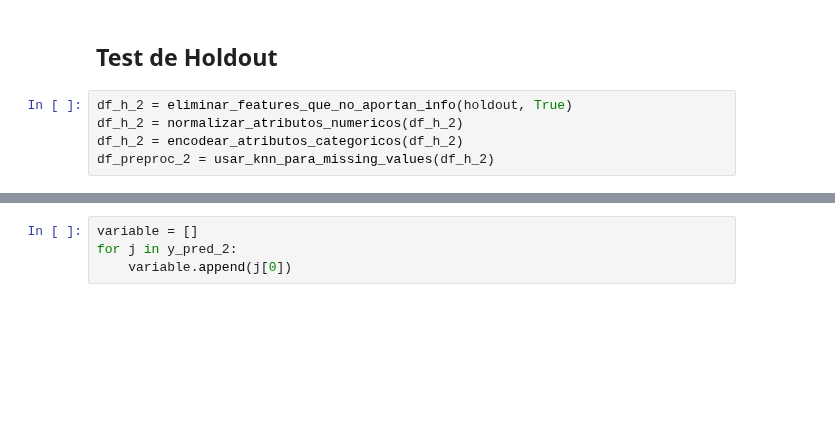
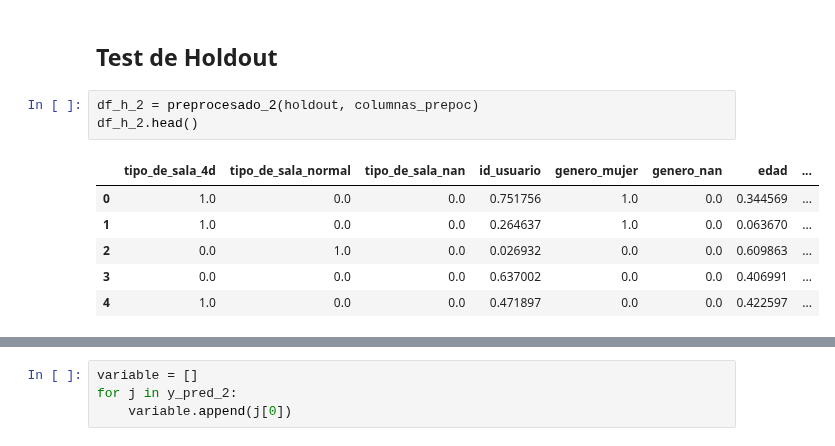
Before and after one commit to JuanOpizzi/Datos-2020-2c, a Jupyter notebook: TP2/red_neuronal.ipynb, the cells around one changed output, grey strips where cells are left out. Cells and saved outputs as stored; diff of their text form; blank space fills up the shorter version.

```diff
--- a/TP2/red_neuronal.ipynb
+++ b/TP2/red_neuronal.ipynb
@@ -467,10 +370,15 @@ plot_confusion_matrix(y_test_2, modelo_2.predict(X_test_2))
 # %% [markdown]
 ## Test de Holdout
-# %%
-df_h_2 = eliminar_features_que_no_aportan_info(holdout, True)
-df_h_2 = normalizar_atributos_numericos(df_h_2)
-df_h_2 = encodear_atributos_categoricos(df_h_2)
-df_preproc_2 = usar_knn_para_missing_values(df_h_2)
+# %%
+df_h_2 = preprocesado_2(holdout, columnas_prepoc)
+df_h_2.head()
+# %% [output]
+|  | tipo_de_sala_4d | tipo_de_sala_normal | tipo_de_sala_nan | id_usuario | genero_mujer | genero_nan | edad | ... |
+| 0 | 1.0 | 0.0 | 0.0 | 0.751756 | 1.0 | 0.0 | 0.344569 | ... |
+| 1 | 1.0 | 0.0 | 0.0 | 0.264637 | 1.0 | 0.0 | 0.063670 | ... |
+| 2 | 0.0 | 1.0 | 0.0 | 0.026932 | 0.0 | 0.0 | 0.609863 | ... |
+| 3 | 0.0 | 0.0 | 0.0 | 0.637002 | 0.0 | 0.0 | 0.406991 | ... |
+| 4 | 1.0 | 0.0 | 0.0 | 0.471897 | 0.0 | 0.0 | 0.422597 | ... |
 # %%
 y_pred_2 = modelo_2.predict(df_h_2)
 y_pred_2 = y_pred_2.astype(int)
```
Also changed, not shown: parts of 46 cells of this notebook, 1 other file.
